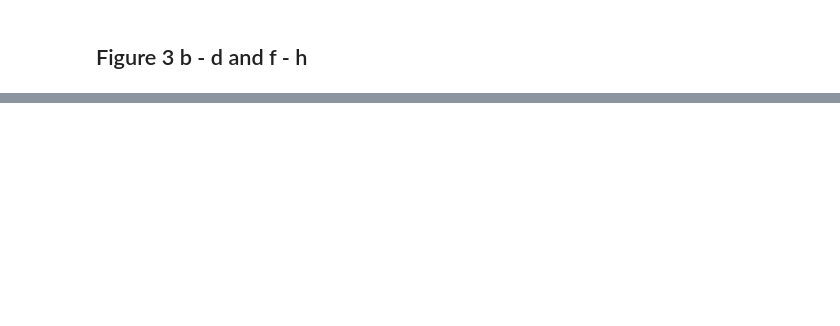
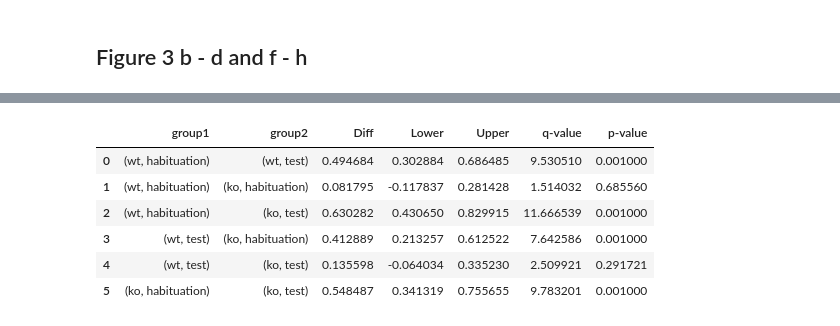
Before and after one commit to Anneser/zfish_PTH2, a Jupyter notebook: Figure3_SocialPreference.ipynb, the cells around one changed output, grey strips where cells are left out. Drawn from its saved outputs; the diff is of its cells as text; code cells hidden in the pictures; blank space fills up the shorter version.

```diff
--- a/Figure3_SocialPreference.ipynb
+++ b/Figure3_SocialPreference.ipynb
@@ -78,3 +94,17 @@ anova_table
+# %%
+# perform multiple pairwise comparison (Tukey's HSD)
+# for unequal sample size data, tukey_hsd uses Tukey-Kramer test
+res = stat()
+res.tukey_hsd(df=df_uchamber_21, res_var='value', xfac_var=['genotype', 'condition'], anova_model='value ~ genotype * condition')
+res.tukey_summary
+# %% [output]
+|  | group1 | group2 | Diff | Lower | Upper | q-value | p-value |
+| 0 | (wt, habituation) | (wt, test) | 0.494684 | 0.302884 | 0.686485 | 9.530510 | 0.001000 |
+| 1 | (wt, habituation) | (ko, habituation) | 0.081795 | -0.117837 | 0.281428 | 1.514032 | 0.685560 |
+| 2 | (wt, habituation) | (ko, test) | 0.630282 | 0.430650 | 0.829915 | 11.666539 | 0.001000 |
+| 3 | (wt, test) | (ko, habituation) | 0.412889 | 0.213257 | 0.612522 | 7.642586 | 0.001000 |
+| 4 | (wt, test) | (ko, test) | 0.135598 | -0.064034 | 0.335230 | 2.509921 | 0.291721 |
+| 5 | (ko, habituation) | (ko, test) | 0.548487 | 0.341319 | 0.755655 | 9.783201 | 0.001000 |
 # %%
 # for 21 dpf, open-field paradigm:
 # Ordinary Least Squares (OLS) model
```
Also changed, not shown: parts of 14 cells of this notebook.
